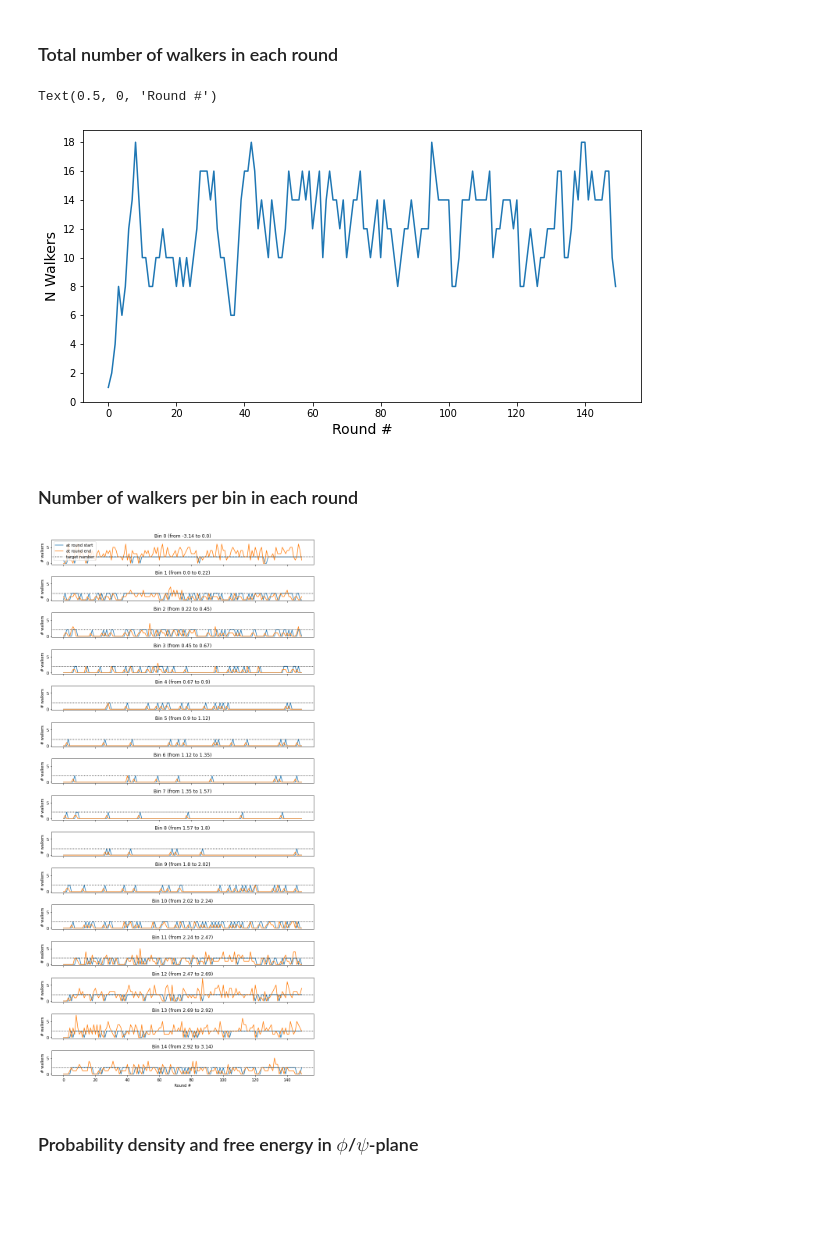
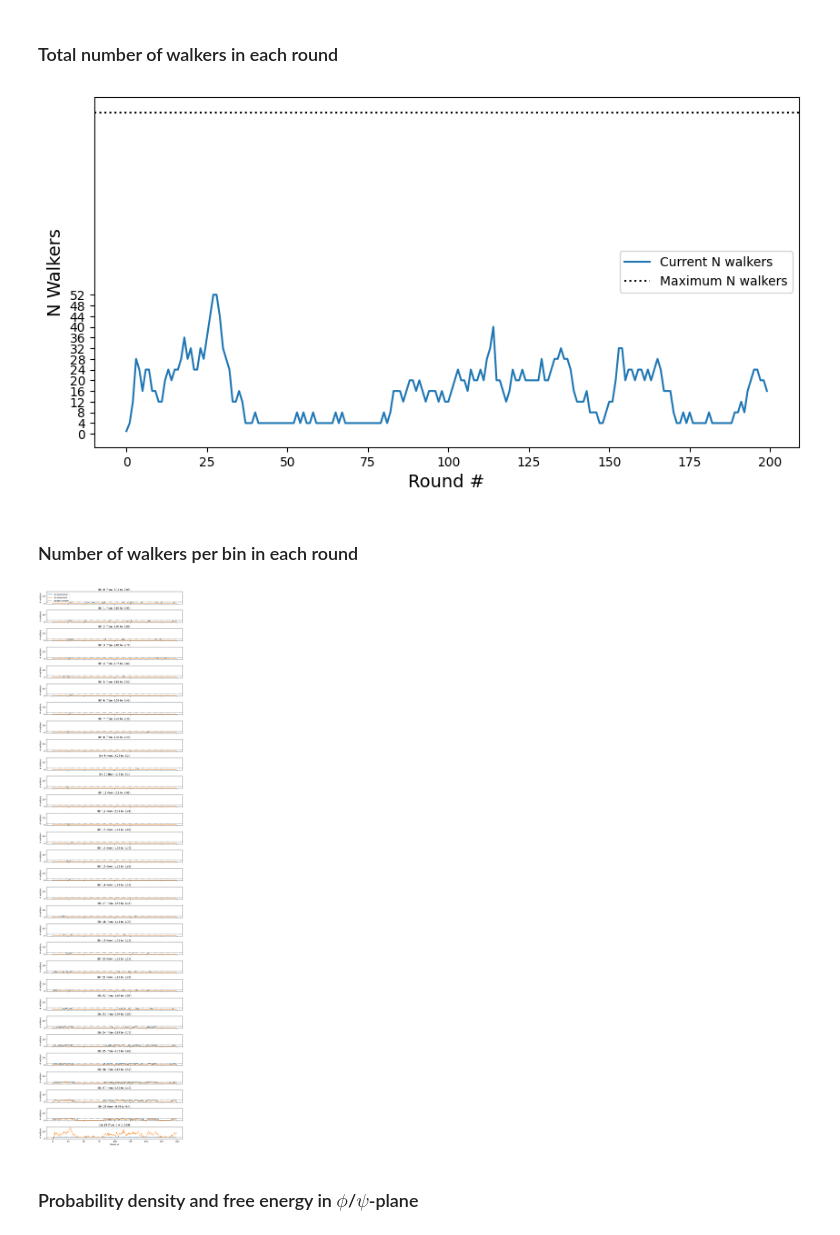
Before and after one commit to bio-phys/asyncmd, a Jupyter notebook: examples/04_application_examples/WeightedEnsemble.ipynb, the cells around one changed output. Drawn from its saved outputs; the diff is of its cells as text; code cells hidden in the pictures; blank space fills up the shorter version.

```diff
--- a/examples/04_application_examples/WeightedEnsemble.ipynb
+++ b/examples/04_application_examples/WeightedEnsemble.ipynb
@@ -80,7 +80,6 @@ class EnsembleWalker:
 
 
 class WeightedEnsemble_1d:
-    #rounddir_prefix = "round_"
     walkerdir_prefix = "walker_"
 
     def __init__(self, workdir, engine_cls, engine_kwargs, ensemble_cv, bin_edges, nsteps_per_round, n_traj_target, verbose=False):
@@ -96,7 +95,7 @@ class WeightedEnsemble_1d:
         self._rng = np.random.default_rng()
         self.walkers = {} # dict of all walkers that ever lived, keys are the ids (as int!)
         self.active_walker_ids = [] # list of all active walker ids
-        self._walker_id_count = 0  # this is just a continously increased ID, not the index of the walker (we use it to have unique dirnames)
+        self._walker_id_count = 0  # this is just a continuously increased ID, not the index of the walker (we use it to have unique dirnames)
         self._walker_ids_by_bins = [[] for _ in range(self.n_bins)]
         self.history = [] # we will have a list of dicts for each round in here
                           # with dict keys: "traj", "weight", "walker_id",
@@ -203,10 +202,10 @@ class WeightedEnsemble_1d:
             sorted_walker_ids = walker_ids[sort_idxs]
             # we prune the -n_walkers_to_create walkers with the lowest weights
             # and draw at random which walkers history to keep
-            walker_ids_to_potentialy_prune = sorted_walker_ids[:(-n_walkers_to_create + 1)]
-            walker_id_to_merge_with = self._rng.choice(walker_ids_to_potentialy_prune, p=sorted_probs)
+            walker_ids_to_potentially_prune = sorted_walker_ids[:(-n_walkers_to_create + 1)]
+            walker_id_to_merge_with = self._rng.choice(walker_ids_to_potentially_prune, p=sorted_probs)
             # create a list of walker ids for the walkers we chose to prune
-            walker_ids_to_prune = list(walker_ids_to_potentialy_prune)
+            walker_ids_to_prune = list(walker_ids_to_potentially_prune)
             walker_ids_to_prune.remove(walker_id_to_merge_with)
             # update the weight of the surviving walker
             self.walkers[walker_id_to_merge_with].current_weight = weight_sum
@@ -244,12 +243,12 @@ class WeightedEnsemble_1d:
                                   "walker_id": walker_id,
                                   }]
         self.history += [result_dict_list]
-        # merge and split as apropriate
+        # merge and split as appropriate
         await self.split_and_prune_all_bins()
 
     async def run_n_rounds(self, n_rounds):
         # run all walkers for n_rounds
-        for _ in range(n_rounds):
+        for _ in tqdm.tqdm(range(n_rounds)):
             await self.run_one_round()
 
     def create_walker(self, starting_configuration, weight=1):
@@ -362,12 +393,9 @@ we_sampler.create_walker(starting_configuration=starting_configuration, weight=1
 # %% [markdown]
 ## Run the weighted ensemble simulation
 # %%
-n_rounds = 150
+n_rounds = 200
 t_start = time.time()
-for i in range(n_rounds):
-    if i % 25 == 0:
-        print(f"starting iteration {i}")
-    await we_sampler.run_one_round()
+await we_sampler.run_n_rounds(n_rounds=n_rounds)
 t_end = time.time()
 print(f"Running weighted ensemble for {n_rounds} rounds took {round((t_end - t_start)/60, 2)} minutes.")
 # %% [output]
@@ -406,13 +432,14 @@ fig, axs = plt.subplots(figsize=(10,5))
 
 n_walkers_per_round = [len(step_h) for step_h in we_sampler.history]
 
-axs.plot(n_walkers_per_round)
-axs.set_yticks(range(0, max(n_walkers_per_round) + 1, 2))
+axs.plot(n_walkers_per_round, label="Current N walkers")
+axs.set_yticks(range(0, max(n_walkers_per_round) + 1, we_sampler.n_traj_target))
+axs.axhline(we_sampler.n_traj_target * we_sampler.n_bins, ls=":", color="k", label="Maximum N walkers")
 axs.set_ylabel("N Walkers", size=14)
 axs.set_xlabel("Round #", size=14)
+plt.legend();
 # %% [output]
-Text(0.5, 0, 'Round #')
-[figure, old version]
+[figure, new version]
 # %% [markdown]
 ### Number of walkers per bin in each round
 # %%
@@ -432,25 +459,25 @@ for step_num, step_history in enumerate(we_sampler.history):
         trajs_by_bin_end[step_num, bin_idxs[-1]] += 1
 # %%
 # plot it
-fig, axs = plt.subplots(we_sampler.n_bins, sharex=True, figsize=(10, 20), sharey=True)
+fig, axs = plt.subplots(we_sampler.n_bins, sharex=True, figsize=(10, round(n_bins * 1.25)), sharey=True)
 
 for bin_idx in range(we_sampler.n_bins):
     ax = axs[bin_idx]
     n_walker_per_bin_start = trajs_by_bin_start[:, bin_idx]
     n_walker_per_bin_end = trajs_by_bin_end[:, bin_idx]
     ax.plot(n_walker_per_bin_start, label="at round start")
     ax.plot(n_walker_per_bin_end, label="at round end")
     ax.axhline(we_sampler.n_traj_target, ls=":", color="k", label="target number")
     if bin_idx == 0:
         # plot the legend
         ax.legend()
     ax.set_ylabel("# walkers")
     ax.set_title(f"Bin {bin_idx} (from {round(we_sampler.bin_edges[bin_idx], 2)} to {round(we_sampler.bin_edges[bin_idx + 1], 2)})")
 ax.set_xlabel("Round #")
 
 fig.tight_layout()
 # %% [output]
-[figure, old version]
+[figure, new version]
 # %% [markdown]
 ### Probability density and free energy in $\phi$/$\psi$-plane
 # %%
```
Also changed, not shown: parts of 24 cells of this notebook, 12 other files.
